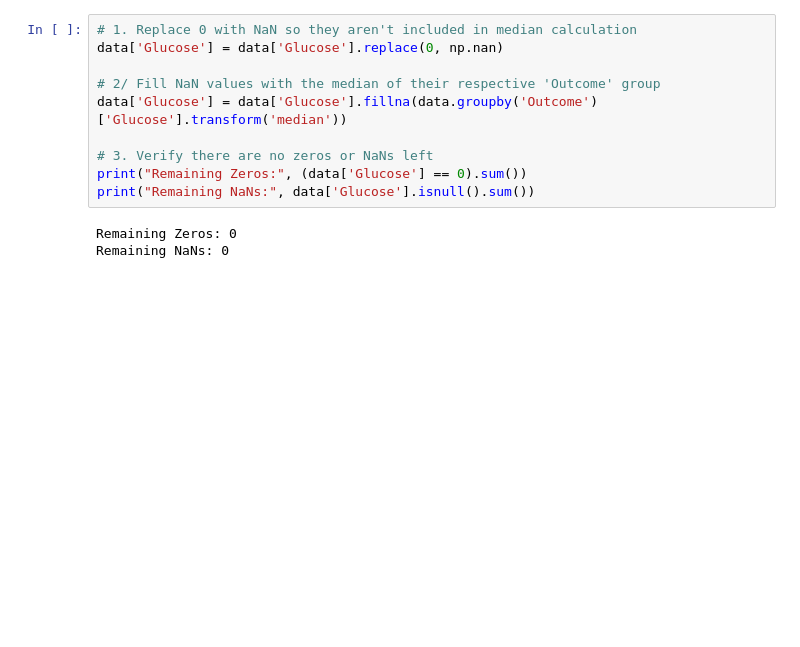
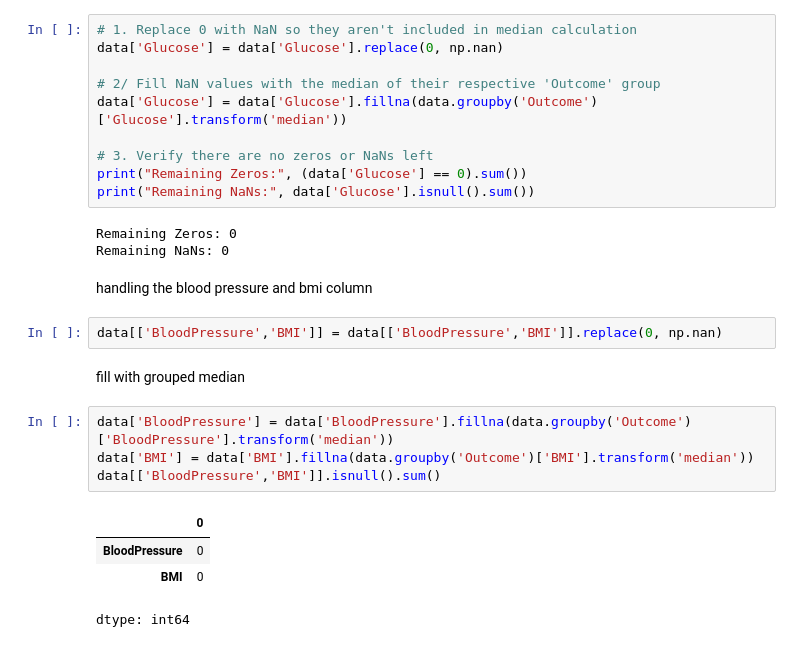
Before and after one commit to kev841/test-1, a Jupyter notebook: notebook/diabetes.ipynb, the cells around one changed output. Cells and saved outputs as stored; diff of their text form; blank space fills up the shorter version.

Commit message:
filled the Bmi column and BloodPressure column using a grouped median

```diff
--- a/notebook/diabetes.ipynb
+++ b/notebook/diabetes.ipynb
@@ -107,3 +107,18 @@ print("Remaining NaNs:", data['Glucose'].isnull().sum())
 # %% [output]
 Remaining Zeros: 0
 Remaining NaNs: 0
+# %% [markdown]
+handling the blood pressure and bmi column
+# %%
+data[['BloodPressure','BMI']] = data[['BloodPressure','BMI']].replace(0, np.nan)
+# %% [markdown]
+fill with grouped median
+# %%
+data['BloodPressure'] = data['BloodPressure'].fillna(data.groupby('Outcome')['BloodPressure'].transform('median'))
+data['BMI'] = data['BMI'].fillna(data.groupby('Outcome')['BMI'].transform('median'))
+data[['BloodPressure','BMI']].isnull().sum()
+# %% [output]
+|  | 0 |
+| BloodPressure | 0 |
+| BMI | 0 |
+dtype: int64
```
